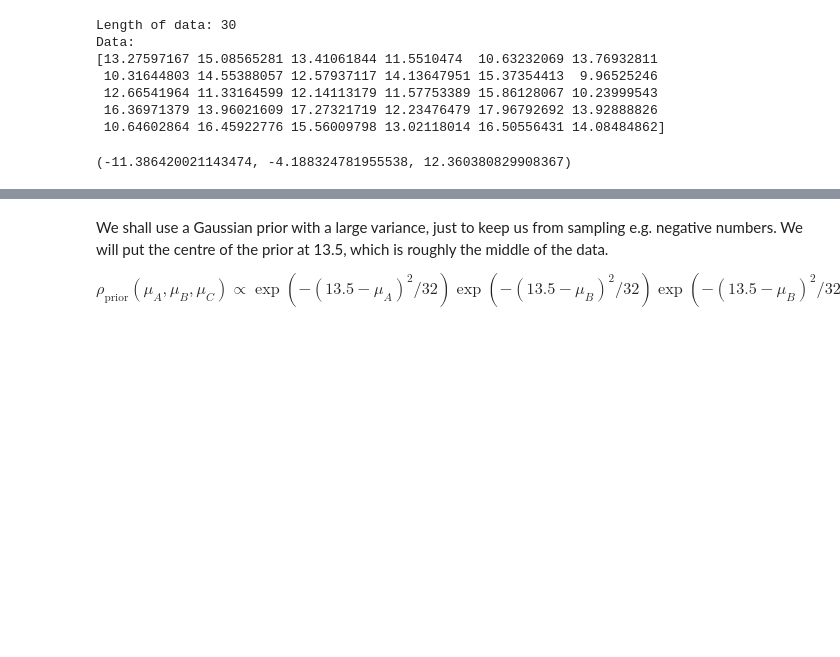
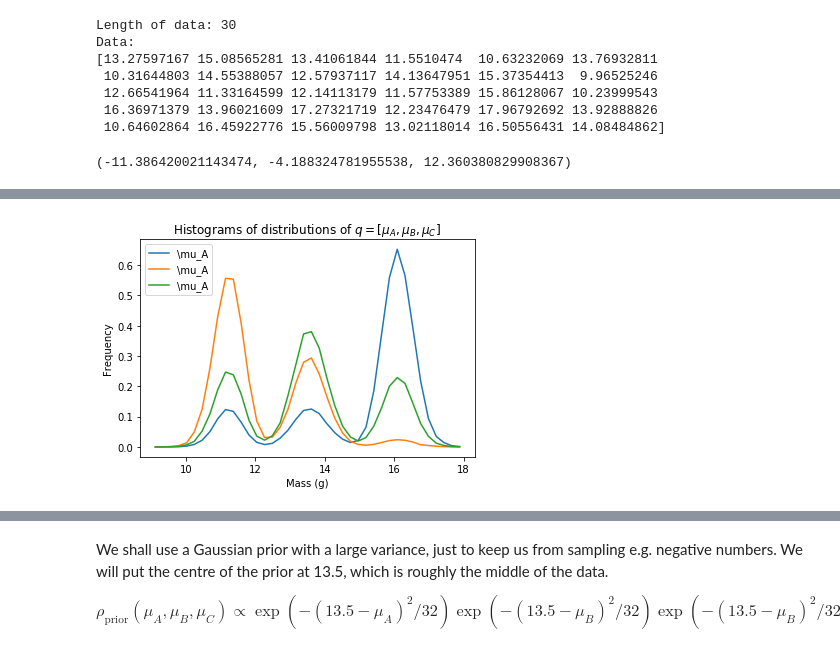
Before and after one commit to mohammeddonia/RSCAM-GradNoise, a Jupyter notebook: Tomatoes Testing.ipynb, the cells around one changed output, grey strips where cells are left out. Saved outputs shown, nothing was run; the diff lists cells and outputs as text; code cells hidden in the pictures; blank space fills up the shorter version.

```diff
--- a/Tomatoes Testing.ipynb
+++ b/Tomatoes Testing.ipynb
@@ -137,3 +144,21 @@ plt.show()
+# %%
+hist1,bins1 = np.histogram(q_traj[:,0], bins=40,range=[9,18], density=True)
+midx1 = (bins1[0:-1]+bins1[1:])/2
+hist2,bins2 = np.histogram(q_traj[:,1], bins=40,range=[9,18], density=True)
+midx2 = (bins2[0:-1]+bins2[1:])/2
+hist3,bins3 = np.histogram(q_traj[:,2], bins=40,range=[9,18], density=True)
+midx3 = (bins3[0:-1]+bins3[1:])/2
+plt.plot(midx1,hist1,label='\mu_A')
+plt.plot(midx2,hist2,label='\mu_A')
+plt.plot(midx3,hist3,label='\mu_A')
+
+plt.title('Histograms of distributions of $q = [\mu_A, \mu_B, \mu_C]$')
+plt.xlabel('Mass (g)')
+plt.ylabel('Frequency')
+plt.legend()
+plt.show()
+# %% [output]
+[figure, added]
 # %%
 
 n = q_traj.shape[0]  # get number of time steps
```
Also changed, not shown: parts of 6 cells of this notebook, 1 other file.
